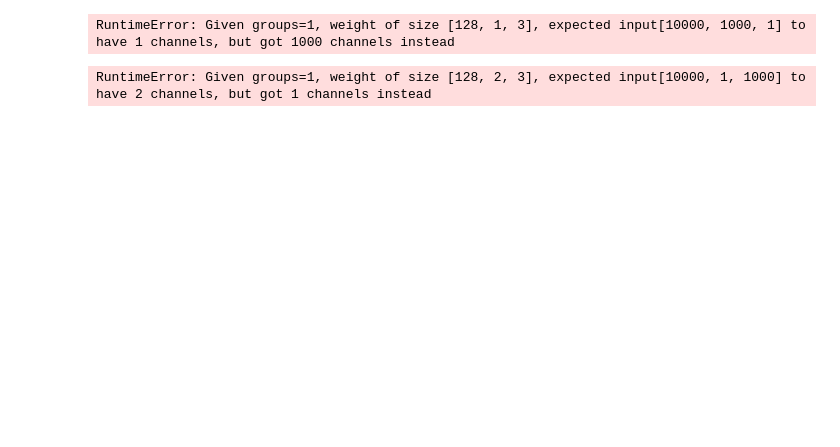
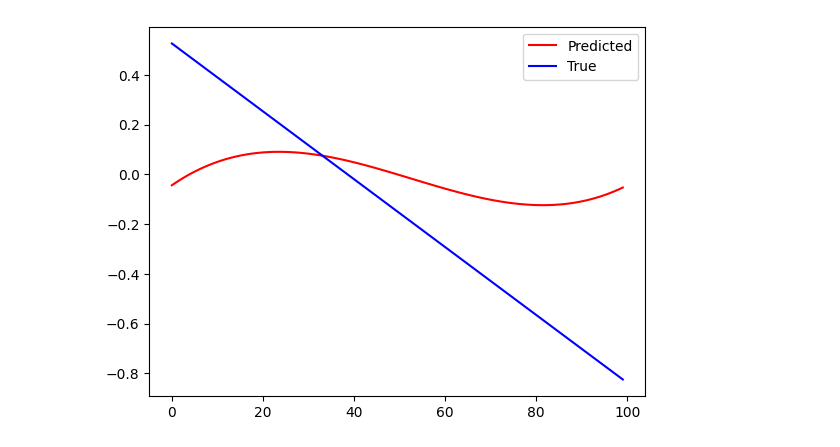
Before and after one commit to ctsai64/MultiFunc, a Jupyter notebook: transformer.ipynb, the cells around one changed output. Cells and saved outputs as stored; diff of their text form; code cells hidden in the pictures; blank space fills up the shorter version.

```diff
--- a/transformer.ipynb
+++ b/transformer.ipynb
@@ -427,10 +427,10 @@ num_funcs = 2
 x_values = torch.linspace(data_range[0], data_range[1], sequence_length)
 
 linear = Polynomial_func(x=x_values, range=data_range, degree=1, sample_size=sample_size, device=device)
-lin_full, _ = linear.generate()[0]
+lin_full = linear.generate()
 
 quad = Polynomial_func(x=x_values, range=data_range, degree=2, sample_size=sample_size, device=device)
-quad_full, _ = quad.generate()[0]
+quad_full = quad.generate()
 
 all_data = DataLoader(torch.vstack([quad_full, lin_full]), batch_size=batch_size, shuffle=True)
 # %%
@@ -593,19 +632,16 @@ RuntimeError: The size of tensor a (100) must match the size of tensor b (40) at
 # %%
-epochs = 1
+epochs = 20
 for epoch in range(epochs):
     start_time = time.time()
     train_loss = 0.0
     total_num = 0
     model.train()
-    function_losses = {i: [] for i in range(len(model.functions[0]))}
 
     for train_batch in all_data:
         train_batch = train_batch.to(device)
         target_batch = train_batch.squeeze(2).to(device)
         optimizer.zero_grad()
-        best_out,best_loss,outputs,losses = model(train_batch)
-        for i, loss in enumerate(losses):
-            function_losses[i].append(loss.item())
+        best_out,_,_,_ = model(train_batch)
         loss = loss_func(best_out,target_batch)
         loss.backward()
         optimizer.step()
@@ -668,14 +671,0 @@ vae, encoder, decoder, optimizer = build_model(
-# %%
-vae(lin_full)
-# %% [output]
-RuntimeError: Given groups=1, weight of size [128, 1, 3], expected input[10000, 1000, 1] to have 1 channels, but got 1000 channels instead
-# %%
-model1 = Encoder()
-model2 = Decoder()
-
-model = VAE(model1,model2,fix_channel=False, channel_list=[1])
-# out, enc_trans_1, enc_trans_2, enc_trans_3 = model1(input_data)
-
-predicted, embedding,mn_,var_= model(lin_full)
-# %% [output]
-RuntimeError: Given groups=1, weight of size [128, 2, 3], expected input[10000, 1, 1000] to have 2 channels, but got 1 channels instead
@@ -726,0 +672,23 @@ def build_model(device = torch.device("cuda" if torch.cuda.is_available() else "
+# %%
+t_sample_size = 100
+
+t_x_values = torch.linspace(-1, 1, 1000)
+t_linear = Polynomial_func(x=x_values, range=[-1,1], degree=1, sample_size=t_sample_size, device=device)
+t_quad = Polynomial_func(x=x_values, range=[-1,1], degree=2, sample_size=t_sample_size, device=device)
+
+t_lin_full = t_linear.generate()
+t_quad_full = t_quad.generate()
+
+
+t_data = torch.vstack([t_lin_full, t_quad_full])
+# %%
+model.eval
+best_out, best_loss, outputs, losses = model(t_data)
+rand = np.random.randint(0, t_sample_size*num_funcs)
+plt.plot(best_out[rand].detach().cpu().numpy(), "r", label='Predicted')
+plt.plot(t_data[rand].detach().cpu().numpy(), "b", label='True')
+#plt.plot(outputs[0][rand].detach().cpu().numpy(), "g", label='lin')
+#plt.plot(outputs[1][rand].detach().cpu().numpy(), "g", label='quad')
+plt.legend();
+# %% [output]
+[figure, added]
```
Also changed, not shown: parts of 11 cells of this notebook, 1 other file.
